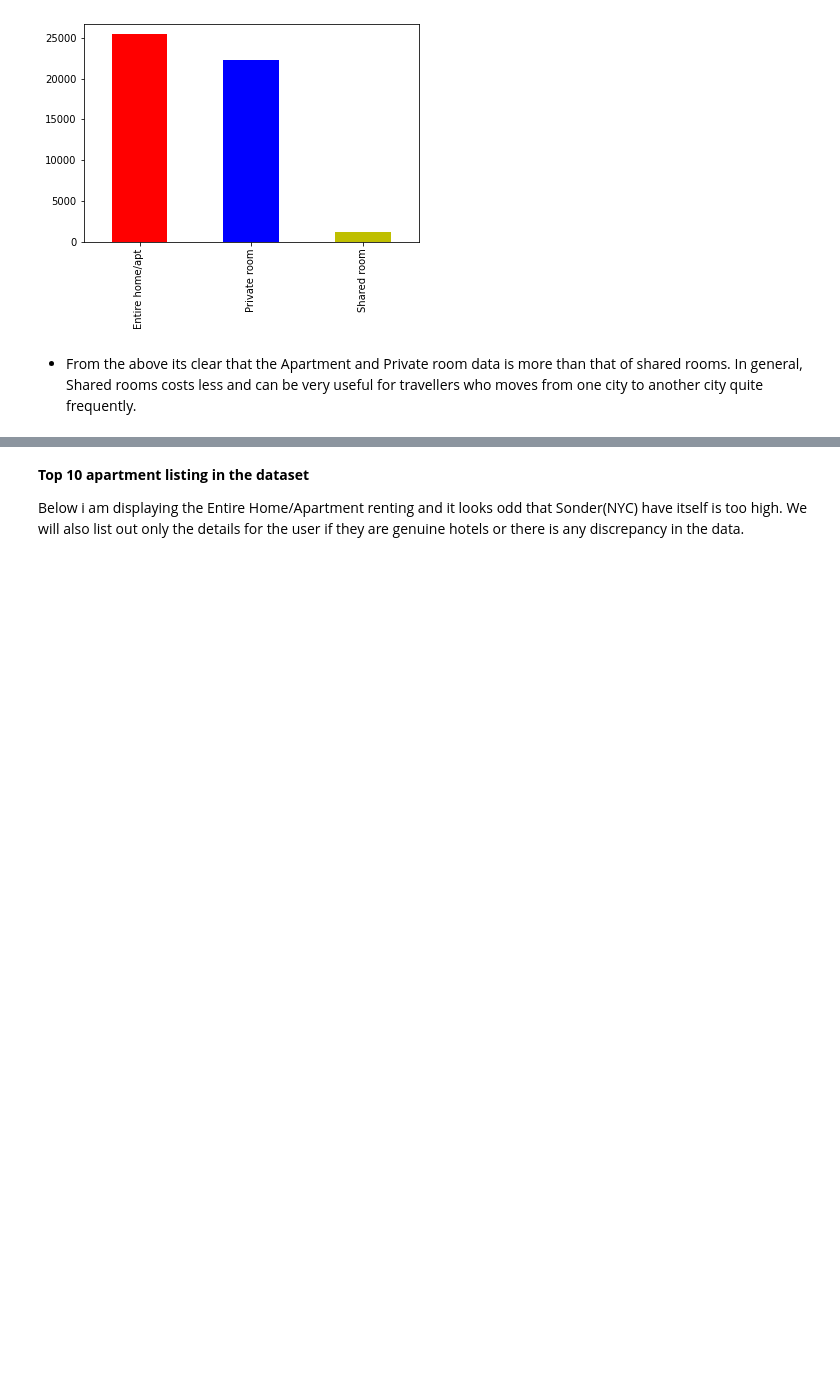
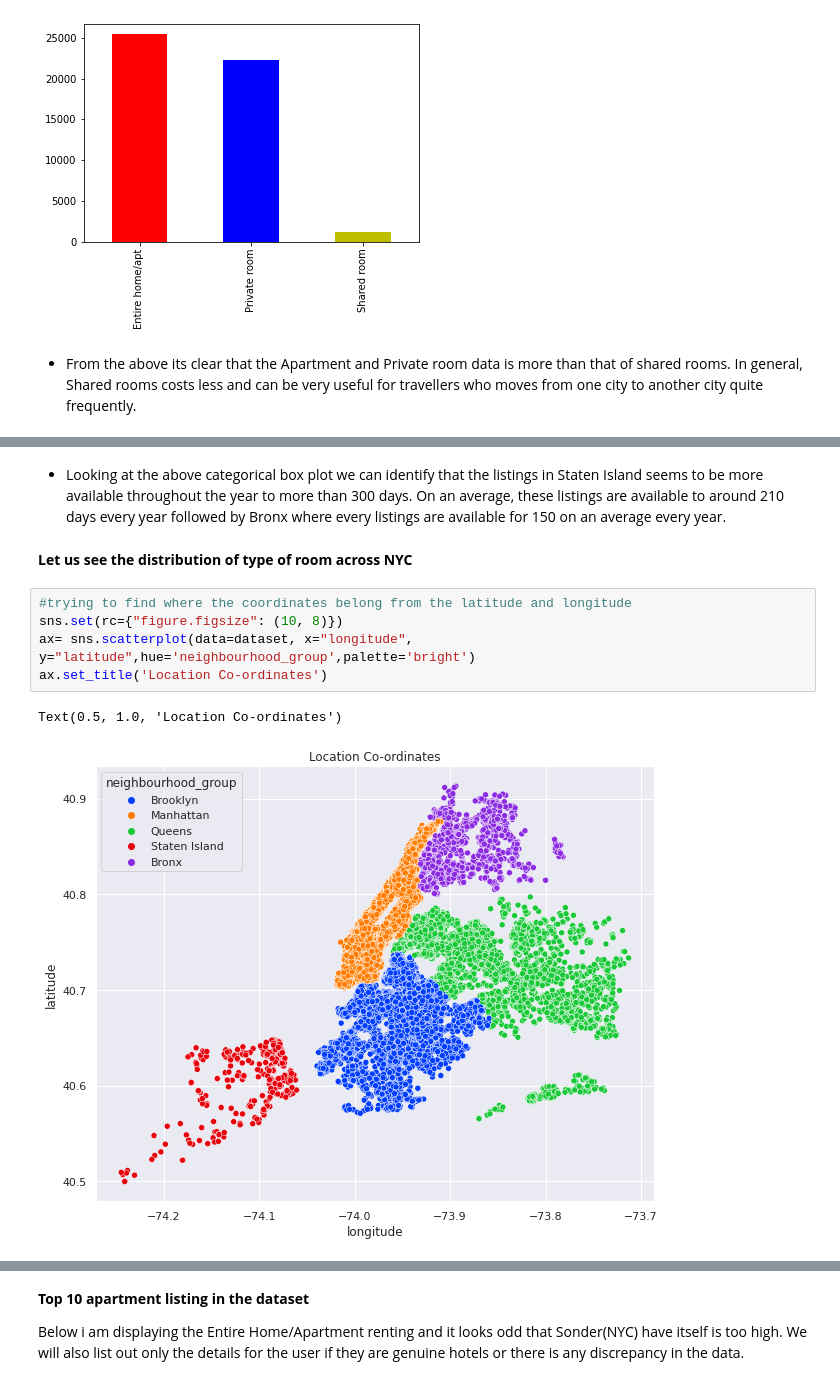
Before and after one commit to Nik852001/EDA-Capstone-Project, a Jupyter notebook: EDA_Capstone_project.ipynb, the cells around one changed output, grey strips where cells are left out. Saved outputs shown, nothing was run; the diff lists cells and outputs as text; blank space fills up the shorter version.

```diff
--- a/EDA_Capstone_project.ipynb
+++ b/EDA_Capstone_project.ipynb
@@ -252,0 +365,12 @@ plt.show()
+# %% [markdown]
+*  Looking at the above categorical box plot we can identify that the listings in Staten Island seems to be more available throughout the year to more than 300 days. On an average, these listings are available to around 210 days every year followed by Bronx where every listings are available for 150 on an average every year.
+# %% [markdown]
+**Let us see the distribution of type of room across NYC**
+# %%
+#trying to find where the coordinates belong from the latitude and longitude
+sns.set(rc={"figure.figsize": (10, 8)})
+ax= sns.scatterplot(data=dataset, x="longitude", y="latitude",hue='neighbourhood_group',palette='bright')
+ax.set_title('Location Co-ordinates')
+# %% [output]
+Text(0.5, 1.0, 'Location Co-ordinates')
+[figure, added]
```
Also changed, not shown: parts of 41 cells of this notebook.
